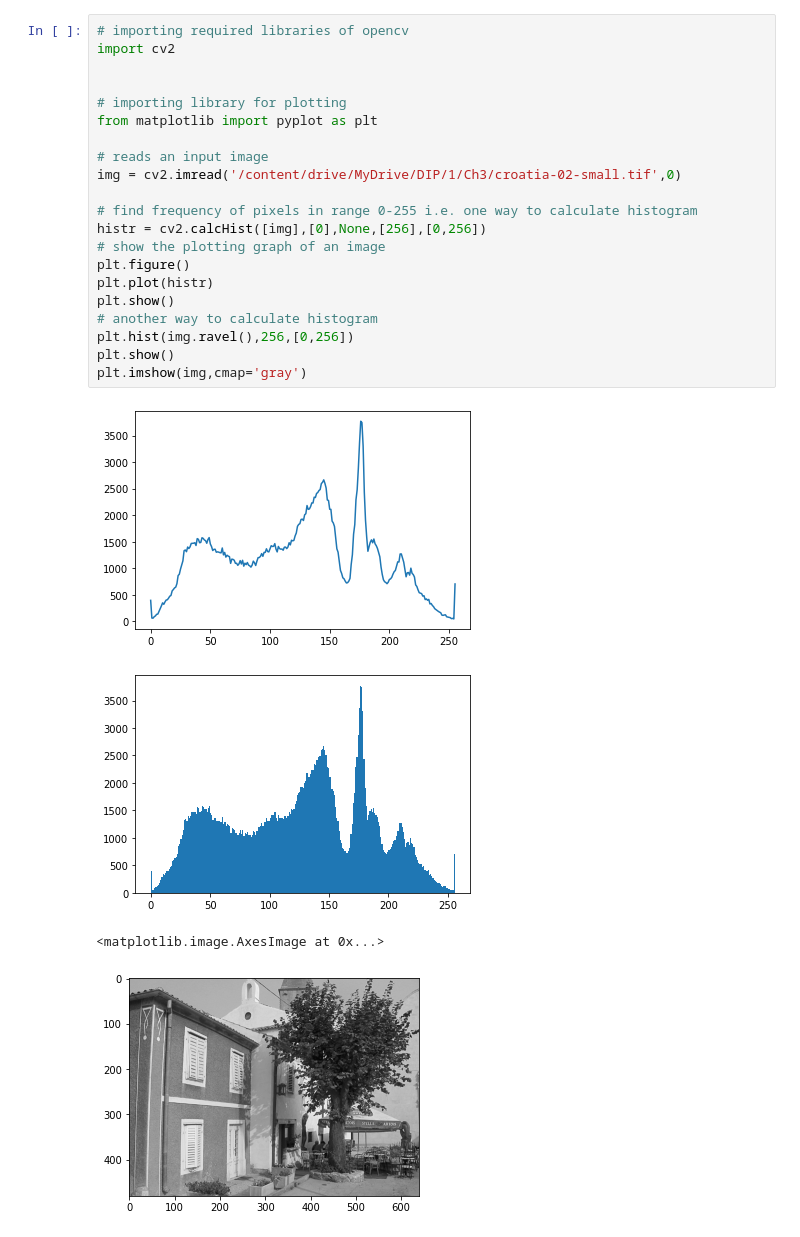
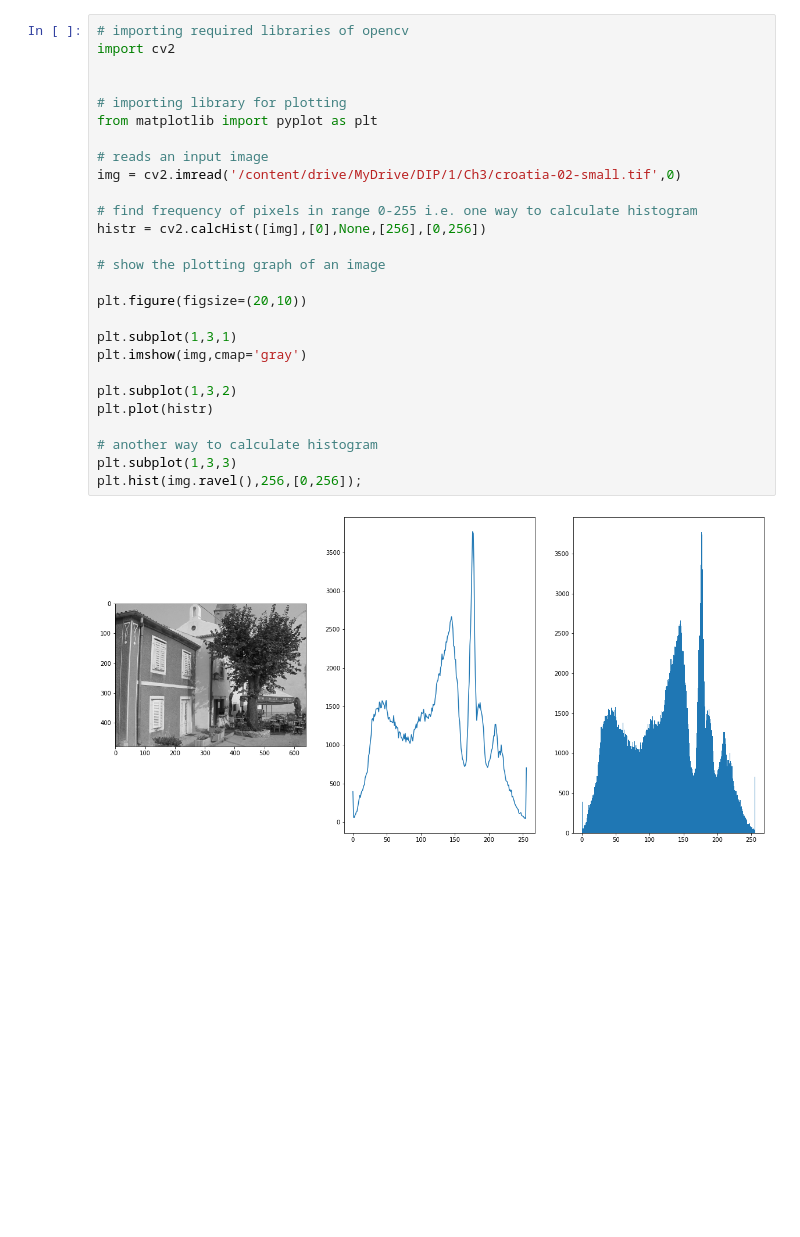
Before and after one commit to ashishvartak/Digital-Image-Processing, a Jupyter notebook: Histogram.ipynb, the cells around one changed output. Saved outputs shown, nothing was run; the diff lists cells and outputs as text; blank space fills up the shorter version.

```diff
--- a/Histogram.ipynb
+++ b/Histogram.ipynb
@@ -3,26 +3,29 @@
 # %%
 # importing required libraries of opencv
 import cv2
 
 
 # importing library for plotting
 from matplotlib import pyplot as plt
 
 # reads an input image
 img = cv2.imread('/content/drive/MyDrive/DIP/1/Ch3/croatia-02-small.tif',0)
 
 # find frequency of pixels in range 0-255 i.e. one way to calculate histogram
 histr = cv2.calcHist([img],[0],None,[256],[0,256])
+
 # show the plotting graph of an image
-plt.figure()
+
+plt.figure(figsize=(20,10))
+
+plt.subplot(1,3,1)
+plt.imshow(img,cmap='gray')
+
+plt.subplot(1,3,2)
 plt.plot(histr)
-plt.show()
+
 # another way to calculate histogram
-plt.hist(img.ravel(),256,[0,256])
-plt.show()
-plt.imshow(img,cmap='gray')
+plt.subplot(1,3,3)
+plt.hist(img.ravel(),256,[0,256]);
 # %% [output]
-[figure, old version]
+[figure, new version]
-[figure, removed]
-<matplotlib.image.AxesImage at 0x...>
-[figure, removed]
```
